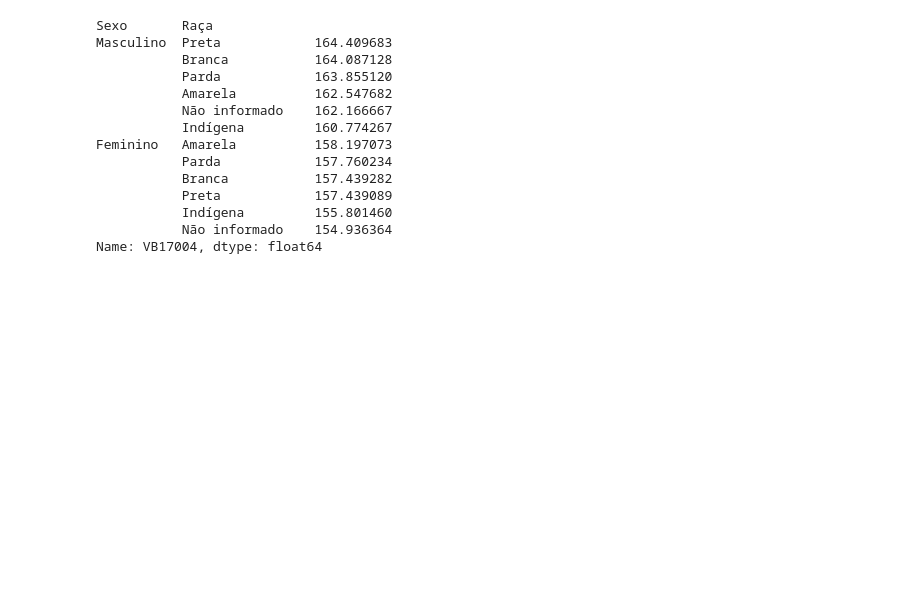
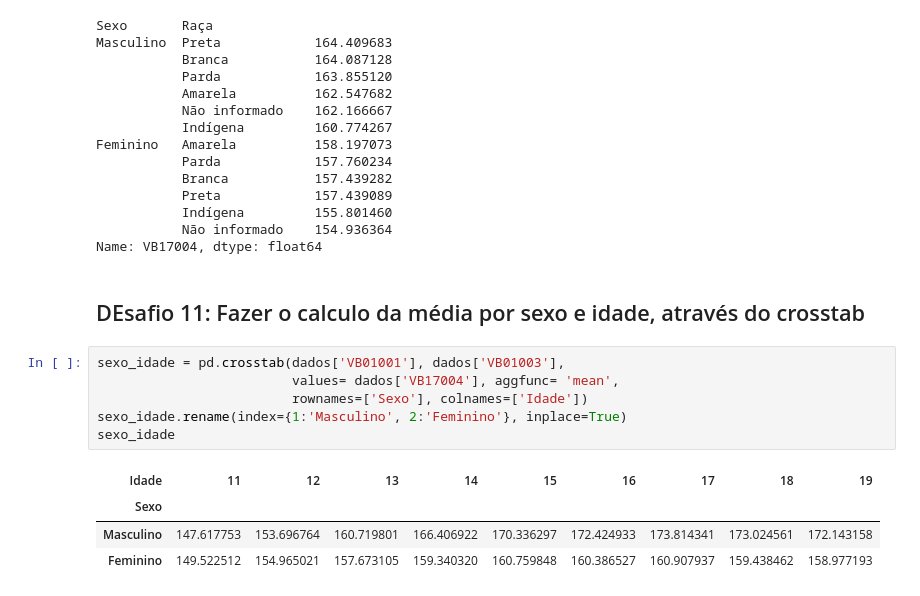
Before and after one commit to yoshinaga2904/Bootcamp-Alura, a Jupyter notebook: Modulo_3.ipynb, the cells around one changed output. Cells and saved outputs as stored; diff of their text form; blank space fills up the shorter version.

```diff
--- a/Modulo_3.ipynb
+++ b/Modulo_3.ipynb
@@ -769,3 +769,16 @@ Feminino   Amarela          158.197073
            Indígena         155.801460
            Não informado    154.936364
 Name: VB17004, dtype: float64
+# %% [markdown]
+## DEsafio 11: Fazer o calculo da média por sexo e idade, através do crosstab
+# %%
+sexo_idade = pd.crosstab(dados['VB01001'], dados['VB01003'],
+                         values= dados['VB17004'], aggfunc= 'mean',
+                         rownames=['Sexo'], colnames=['Idade'])
+sexo_idade.rename(index={1:'Masculino', 2:'Feminino'}, inplace=True)
+sexo_idade
+# %% [output]
+| Idade | 11 | 12 | 13 | 14 | 15 | 16 | 17 | 18 | 19 |
+| Sexo |  |  |  |  |  |  |  |  |  |
+| Masculino | 147.617753 | 153.696764 | 160.719801 | 166.406922 | 170.336297 | 172.424933 | 173.814341 | 173.024561 | 172.143158 |
+| Feminino | 149.522512 | 154.965021 | 157.673105 | 159.340320 | 160.759848 | 160.386527 | 160.907937 | 159.438462 | 158.977193 |
```
